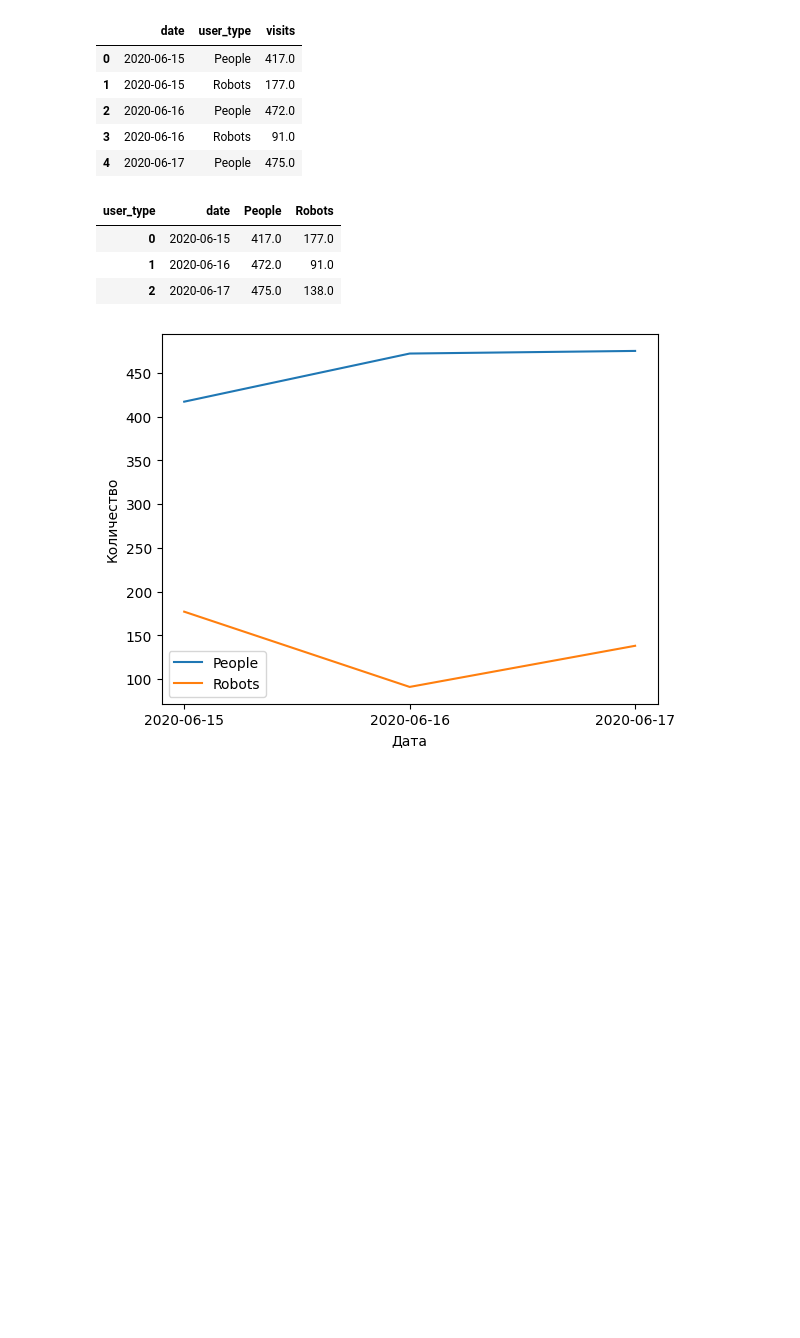
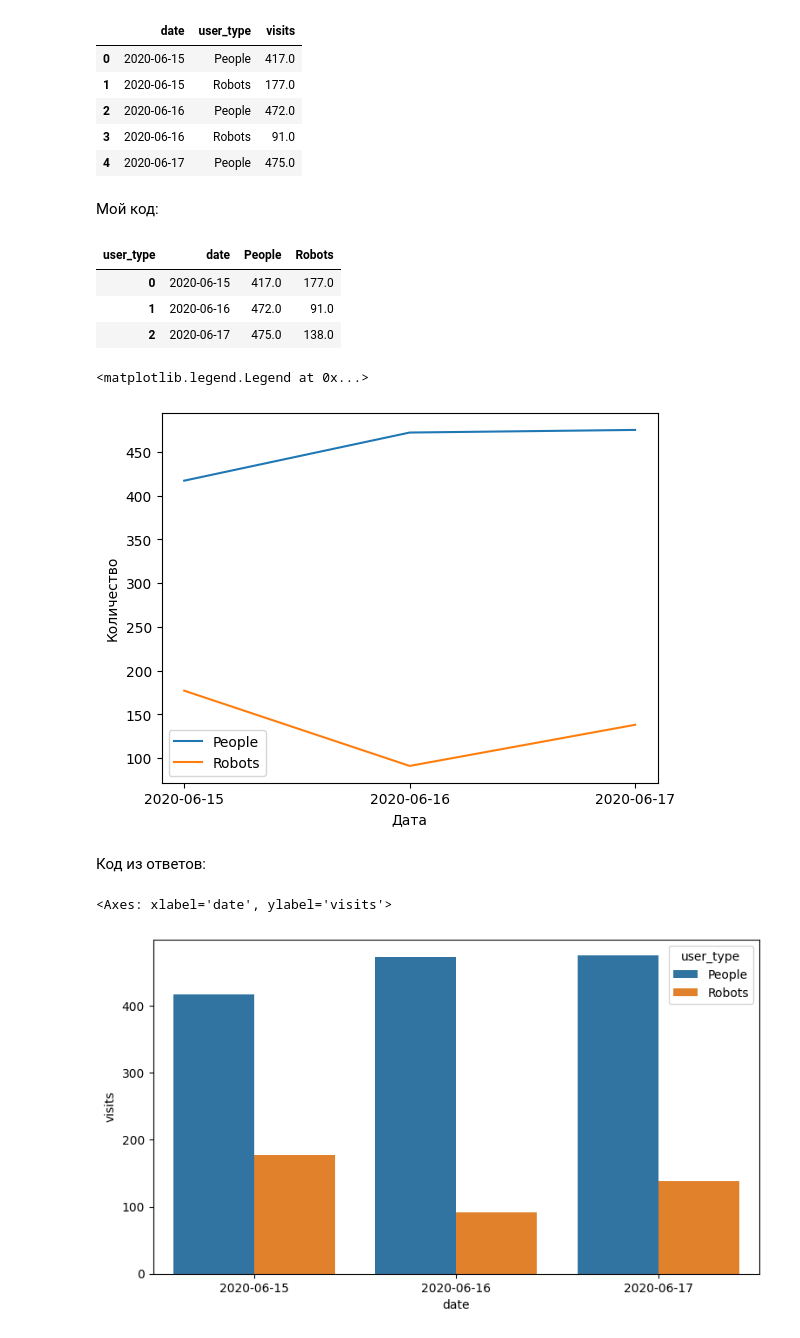
Before and after one commit to Praldmur/Simulation, a Jupyter notebook: mini_project_7.ipynb, the cells around one changed output. Saved outputs shown, nothing was run; the diff lists cells and outputs as text; code cells hidden in the pictures; blank space fills up the shorter version.

```diff
--- a/mini_project_7.ipynb
+++ b/mini_project_7.ipynb
@@ -15,6 +14,8 @@ import sys
 Для начала, давайте посмотрим на распределение посещений сайта по дням. Постройте график с распределением количества посещений от ботов и обычных пользователей сайта Яндекс.Метрика.
 # %%
 df = pd.read_csv(r'F:\!PR\Simulation\data\7_step_1_lesson_7.csv')
+# %%
+df = pd.read_csv(r'C:\Users\PC\Desktop\Софт\Simulation\Simulation\data\7step_1_lesson_7.csv')
 # %%
 df.head()
 # %% [output]
@@ -24,6 +25,8 @@ df.head()
 | 2 | 2020-06-16 | People | 472.0 |
 | 3 | 2020-06-16 | Robots | 91.0 |
 | 4 | 2020-06-17 | People | 475.0 |
+# %% [markdown]
+Мой код:
 # %%
 df_visits_count = df.pivot(index='date', columns='user_type', values='visits').reset_index()
 # %%
@@ -39,6 +42,14 @@ plt.plot(df_visits_count['date'], df_visits_count['Robots'], label='Robots')
 plt.xlabel('Дата')
 plt.ylabel('Количество')
 plt.legend()
-plt.show()
 # %% [output]
+<matplotlib.legend.Legend at 0x...>
 [figure]
+# %% [markdown]
+Код из ответов:
+# %%
+fig, ax = plt.subplots(figsize=(9, 5))
+sns.barplot(data=df, x='date', y='visits', hue='user_type', ax=ax)
+# %% [output]
+<Axes: xlabel='date', ylabel='visits'>
+[figure, added]
```
Also changed, not shown: parts of 26 cells of this notebook.
